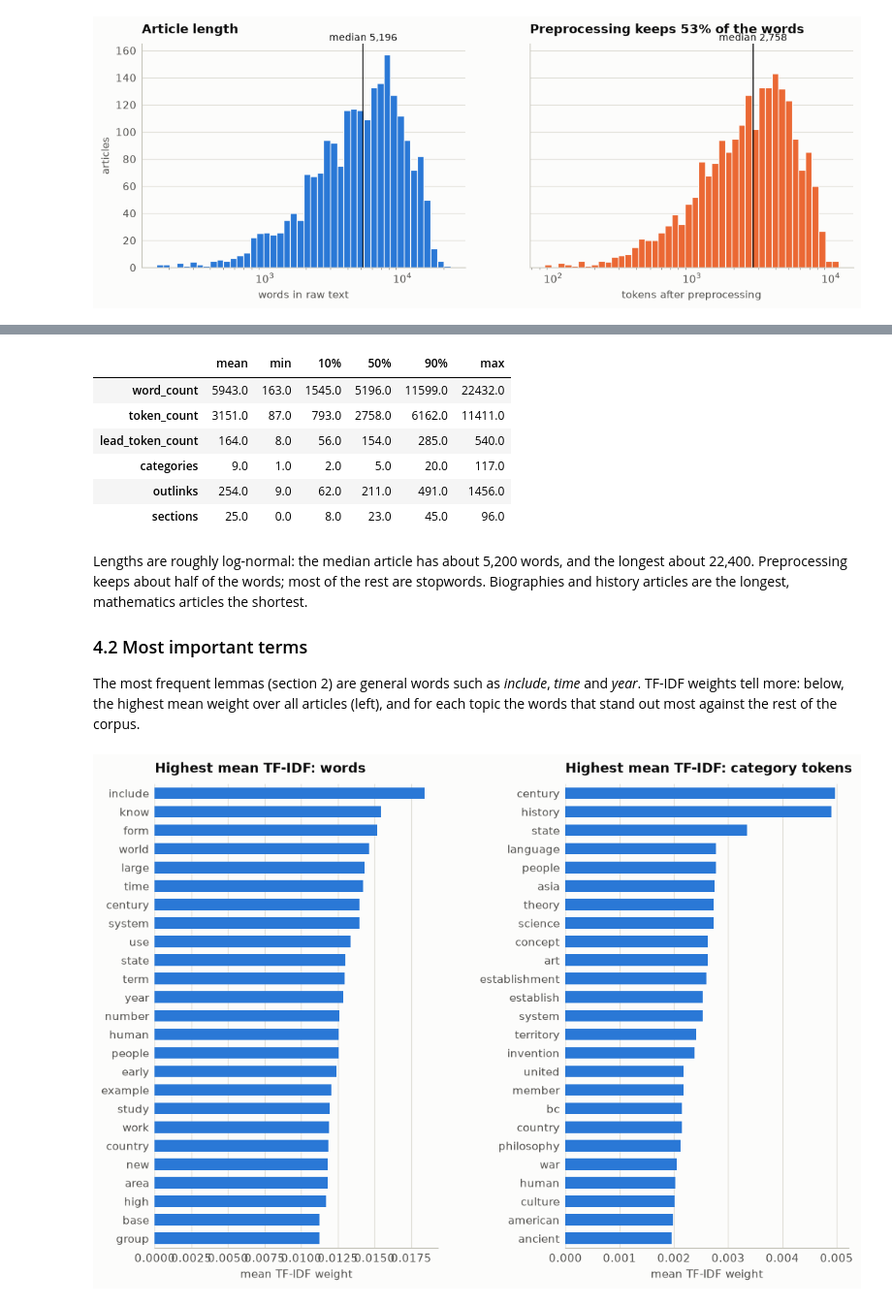
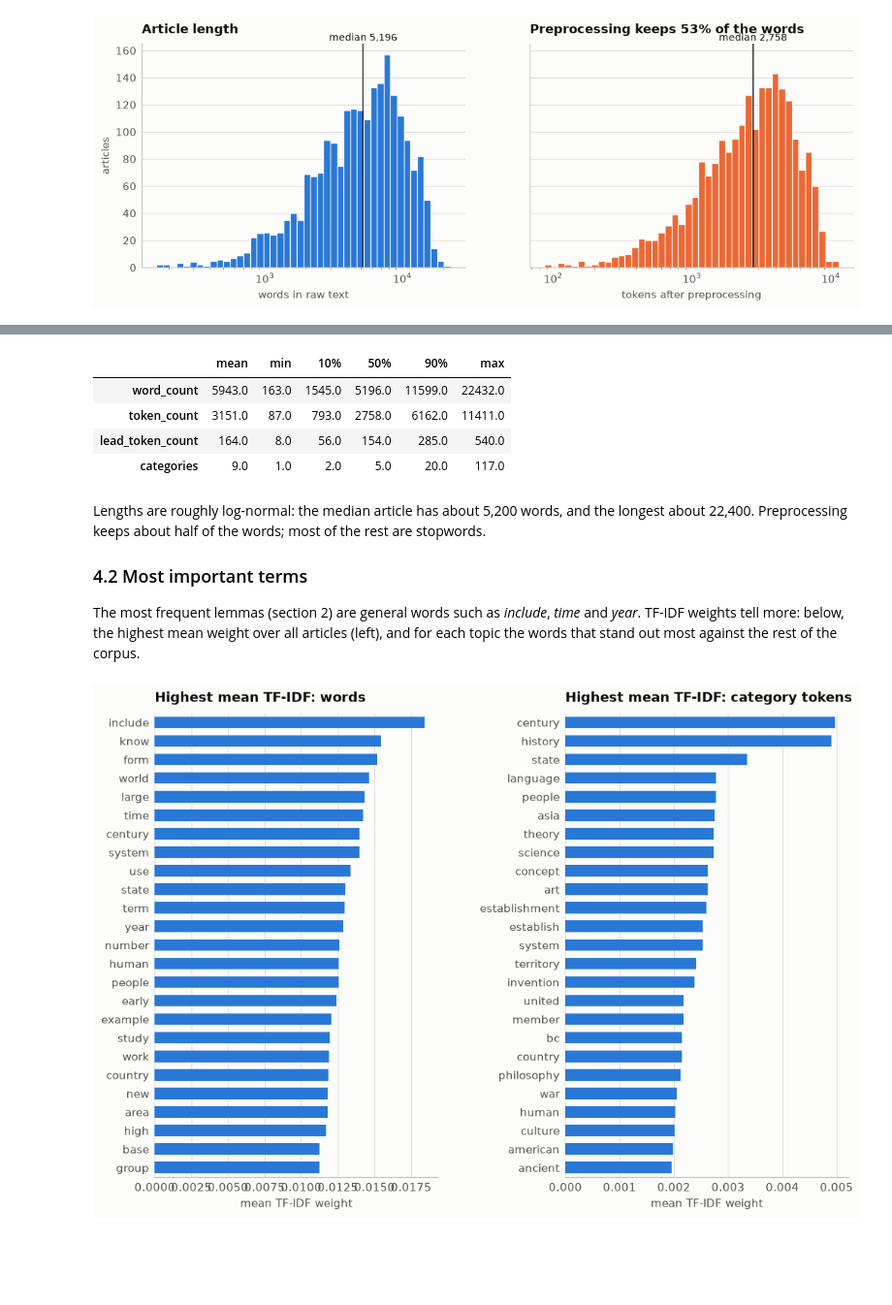
Before and after one commit to MateuszNiezgodka/Wiki_recommender, a Jupyter notebook: notebooks/final_report.ipynb, the cells around one changed output, grey strips where cells are left out. Shown at 97% size. Drawn from its saved outputs; the diff is of its cells as text; code cells hidden in the pictures; blank space fills up the shorter version.

```diff
--- a/notebooks/final_report.ipynb
+++ b/notebooks/final_report.ipynb
@@ -263,19 +227,16 @@ show(corpus.plot_length_by_topic(frame), "length_by_topic")
 # %%
-frame[["word_count", "token_count", "lead_token_count", "categories", "outlinks", "sections"]].describe(
+frame[["word_count", "token_count", "lead_token_count", "categories"]].describe(
     percentiles=[0.1, 0.5, 0.9]
 ).T[["mean", "min", "10%", "50%", "90%", "max"]].round(0)
 # %% [output]
 |  | mean | min | 10% | 50% | 90% | max |
 | word_count | 5943.0 | 163.0 | 1545.0 | 5196.0 | 11599.0 | 22432.0 |
 | token_count | 3151.0 | 87.0 | 793.0 | 2758.0 | 6162.0 | 11411.0 |
 | lead_token_count | 164.0 | 8.0 | 56.0 | 154.0 | 285.0 | 540.0 |
 | categories | 9.0 | 1.0 | 2.0 | 5.0 | 20.0 | 117.0 |
-| outlinks | 254.0 | 9.0 | 62.0 | 211.0 | 491.0 | 1456.0 |
-| sections | 25.0 | 0.0 | 8.0 | 23.0 | 45.0 | 96.0 |
 # %% [markdown]
 Lengths are roughly log-normal: the median article has about 5,200 words, and the longest about 22,400.
-Preprocessing keeps about half of the words; most of the rest are stopwords. Biographies and history
-articles are the longest, mathematics articles the shortest.
+Preprocessing keeps about half of the words; most of the rest are stopwords.
 
 ### 4.2 Most important terms
 
```
Also changed, not shown: parts of 16 cells of this notebook, 19 other files.
